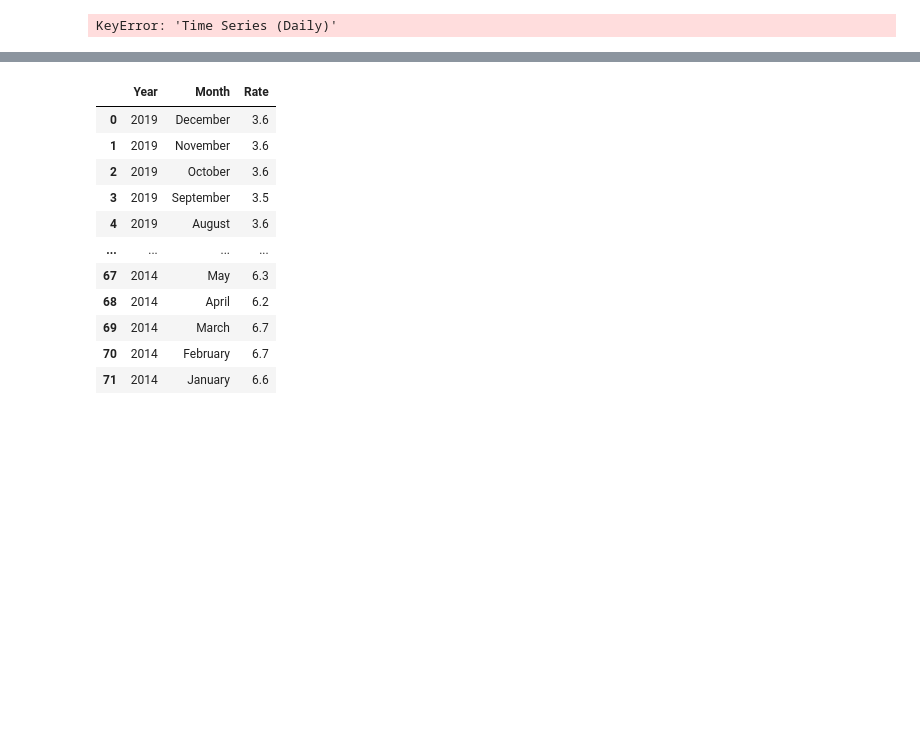
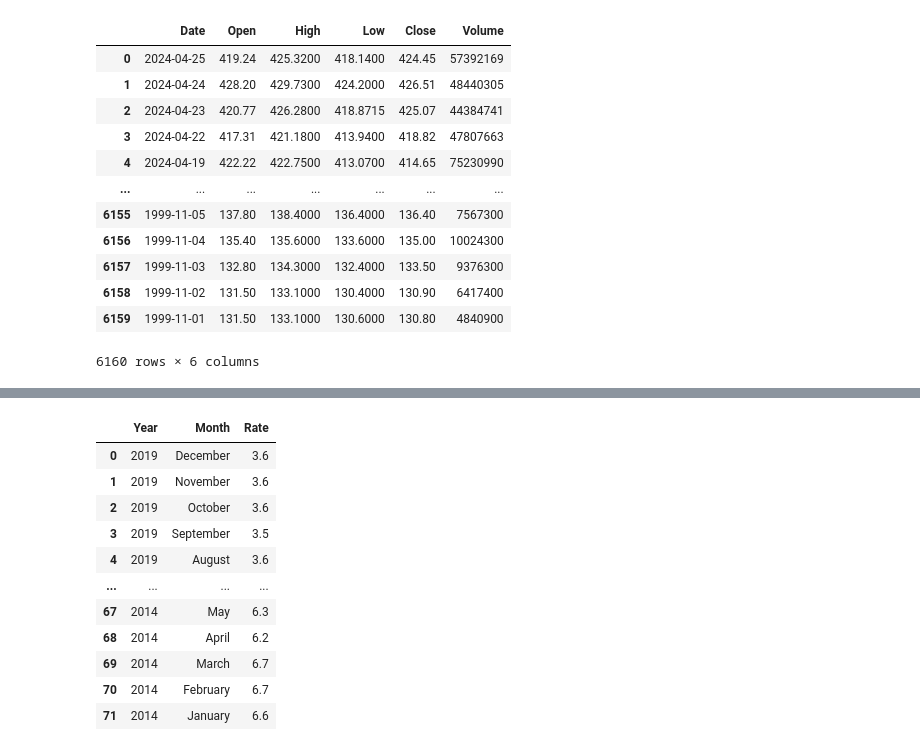
Before and after one commit to OwenNam001/project1_group1, a Jupyter notebook: StockAnalysis/Monthly_Unemployeement_Jun.ipynb, the cells around one changed output, grey strips where cells are left out. Drawn from its saved outputs; the diff is of its cells as text; code cells hidden in the pictures; blank space fills up the shorter version.

```diff
--- a/StockAnalysis/Monthly_Unemployeement_Jun.ipynb
+++ b/StockAnalysis/Monthly_Unemployeement_Jun.ipynb
@@ -13,30 +17,47 @@ from api_keys import alpha_vantage_api_key, bls_api_key
 # %%
-# Do NOT EXECUTE, AS API has rate-Limiting, we will use yfinance, EXECUTE THE NEXT CELL
+# Monthly Stock Profits dataFrame - 1
 # Constants
 stock_symbol = 'QQQ'
 # START_DATE = '2013-01-01'
 # END_DATE = '2023-01-01'
-URL = f'https://www.alphavantage.co/query?function=TIME_SERIES_DAILY&symbol={stock_symbol}&apikey={alpha_vantage_api_key}'
+URL = f'https://www.alphavantage.co/query?function=TIME_SERIES_DAILY&symbol={stock_symbol}&outputsize=full&apikey={alpha_vantage_api_key}'
 
 
 # Fetch stock data from alphavantage
 response = requests.get(URL).json()
 
 # Define an empty list to fetch the stock data
 stock_data = []
 
 for date, values in response['Time Series (Daily)'].items():
     stock_data.append({
         "Date": date,
         "Open": values['1. open'],
         "High": values['2. high'],
         "Low": values['3. low'],
         "Close": values['4. close'],
         "Volume": values['5. volume']
     })
 
 # Conver List to dataFrame
 stock_info_df = pd.DataFrame(stock_data)
-stock_info_df.set_index("Date", inplace=True)
+stock_info_df.reset_index()
+stock_info_df['Date'] = pd.to_datetime(stock_info_df['Date'])
+stock_info_df['Open'] = stock_info_df['Open'].astype(float)
+stock_info_df['Close'] = stock_info_df['Close'].astype(float)
+
+stock_info_df
 # %% [output]
+|  | Date | Open | High | Low | Close | Volume |
+| 0 | 2024-04-25 | 419.24 | 425.3200 | 418.1400 | 424.45 | 57392169 |
+| 1 | 2024-04-24 | 428.20 | 429.7300 | 424.2000 | 426.51 | 48440305 |
+| 2 | 2024-04-23 | 420.77 | 426.2800 | 418.8715 | 425.07 | 44384741 |
+| 3 | 2024-04-22 | 417.31 | 421.1800 | 413.9400 | 418.82 | 47807663 |
+| 4 | 2024-04-19 | 422.22 | 422.7500 | 413.0700 | 414.65 | 75230990 |
+| ... | ... | ... | ... | ... | ... | ... |
+| 6155 | 1999-11-05 | 137.80 | 138.4000 | 136.4000 | 136.40 | 7567300 |
+| 6156 | 1999-11-04 | 135.40 | 135.6000 | 133.6000 | 135.00 | 10024300 |
+| 6157 | 1999-11-03 | 132.80 | 134.3000 | 132.4000 | 133.50 | 9376300 |
+| 6158 | 1999-11-02 | 131.50 | 133.1000 | 130.4000 | 130.90 | 6417400 |
+| 6159 | 1999-11-01 | 131.50 | 133.1000 | 130.6000 | 130.80 | 4840900 |
-KeyError: 'Time Series (Daily)'
+6160 rows × 6 columns
```
Also changed, not shown: parts of 6 cells of this notebook.
